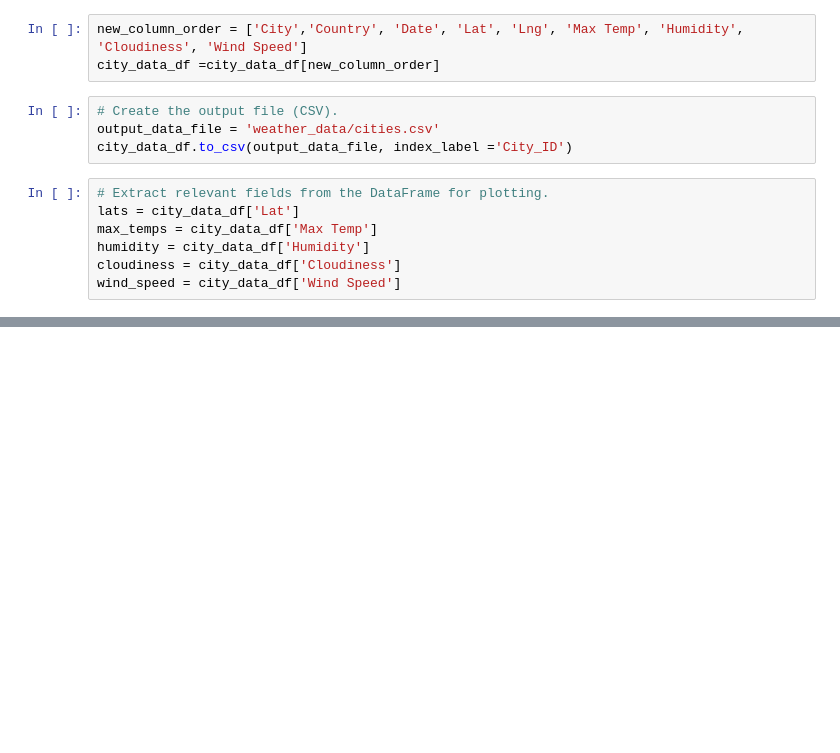
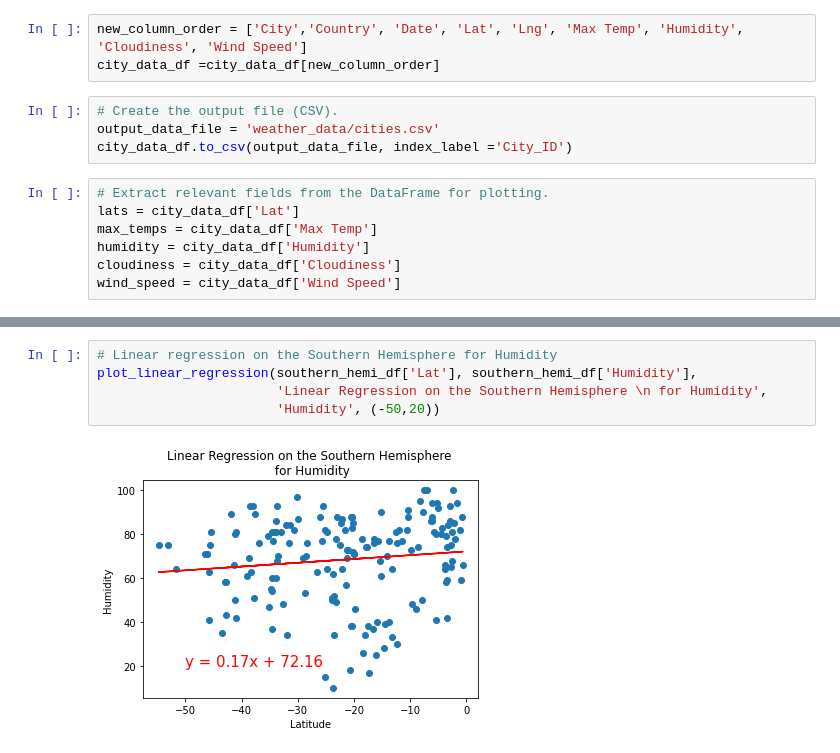
Before and after one commit to nitishsingh158/World_Weather_Analysis, a Jupyter notebook: WeatherPy.ipynb, the cells around one changed output, grey strips where cells are left out. Drawn from its saved outputs; the diff is of its cells as text; blank space fills up the shorter version.

```diff
--- a/WeatherPy.ipynb
+++ b/WeatherPy.ipynb
@@ -218,0 +263,7 @@ plt.show()
+# %%
+# Linear regression on the Southern Hemisphere for Humidity
+plot_linear_regression(southern_hemi_df['Lat'], southern_hemi_df['Humidity'],
+                       'Linear Regression on the Southern Hemisphere \n for Humidity',
+                       'Humidity', (-50,20))
+# %% [output]
+[figure, added]
```
Also changed, not shown: parts of 18 cells of this notebook.
